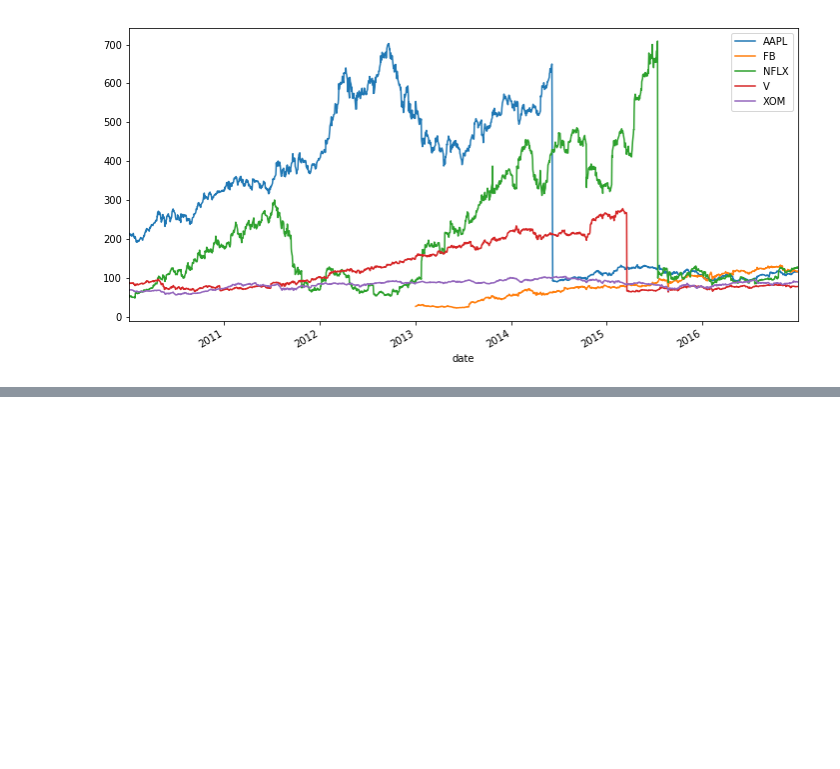
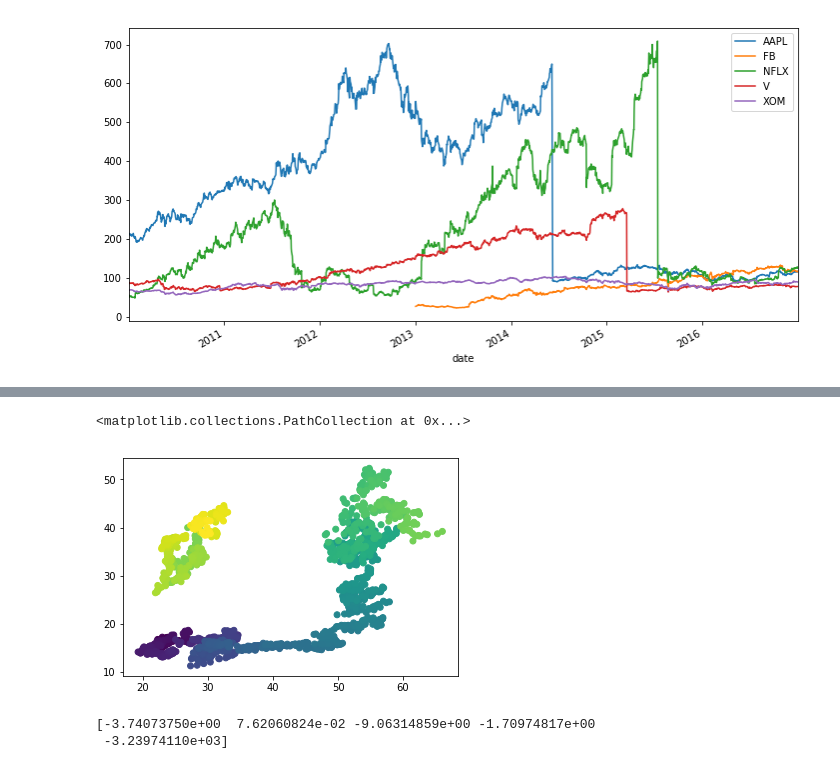
Before and after one commit to jassi-bhullar/ml_time_series_data, a Jupyter notebook: ML Time Series Data.ipynb, the cells around one changed output, grey strips where cells are left out. Saved outputs shown, nothing was run; the diff lists cells and outputs as text; code cells hidden in the pictures; blank space fills up the shorter version.

```diff
--- a/ML Time Series Data.ipynb
+++ b/ML Time Series Data.ipynb
@@ -432,0 +410,14 @@ array(['WLTW', 'A', 'AAL', 'AAP', 'AAPL', 'ABC', 'ABT', 'ACN', 'ADBE',
+# %%
+plt.scatter(prices['EBAY'], prices['YHOO'], c=prices.index, cmap='viridis')
+# %% [output]
+<matplotlib.collections.PathCollection at 0x...>
+[figure, added]
+# %%
+X = prices[['YHOO', 'EBAY', 'NVDA']]
+y = prices[['AAPL']]
+
+scores = cross_val_score(Ridge(), X, y, cv=5)
+print(scores)
+# %% [output]
+[-3.74073750e+00  7.62060824e-02 -9.06314859e+00 -1.70974817e+00
+ -3.23974110e+03]
```
Also changed, not shown: parts of 71 cells of this notebook.
